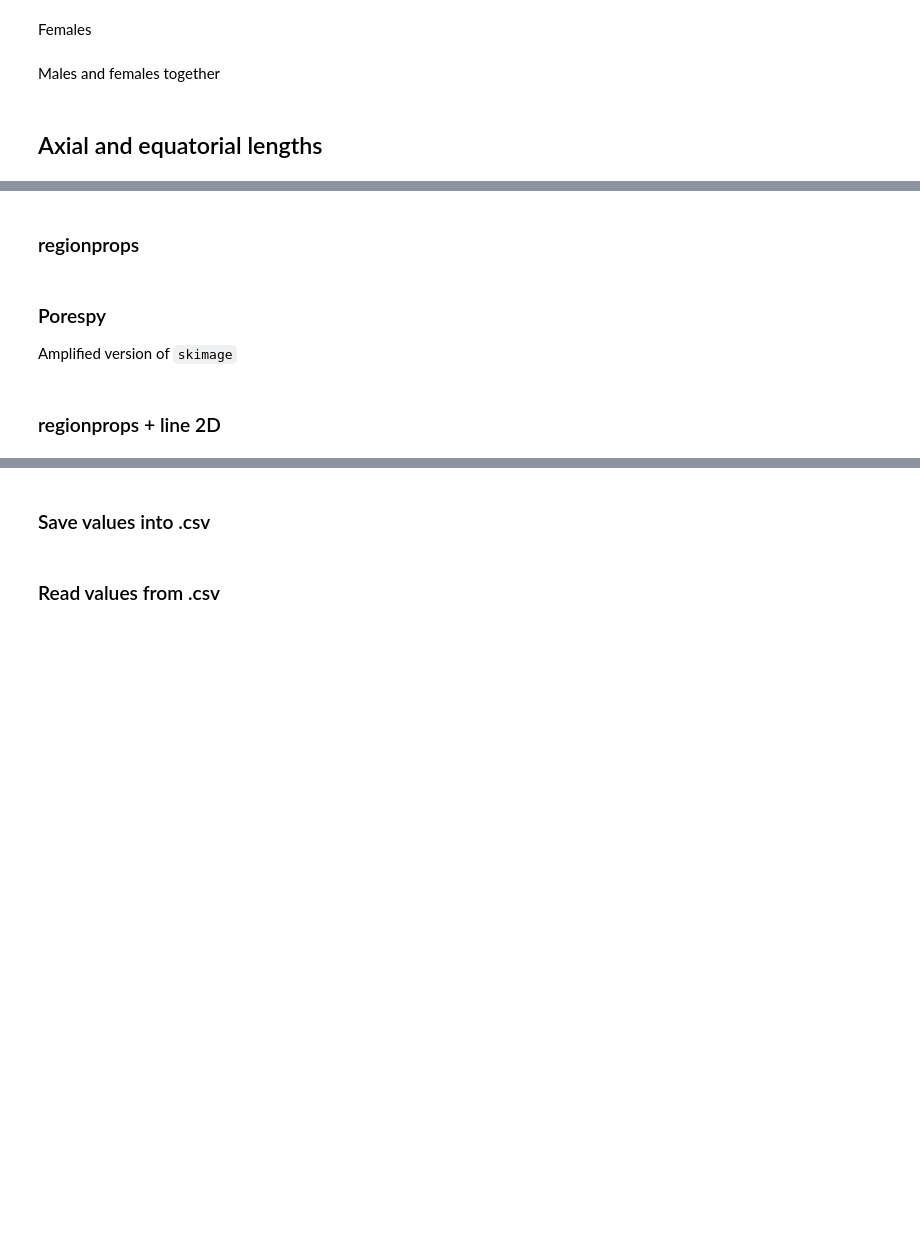
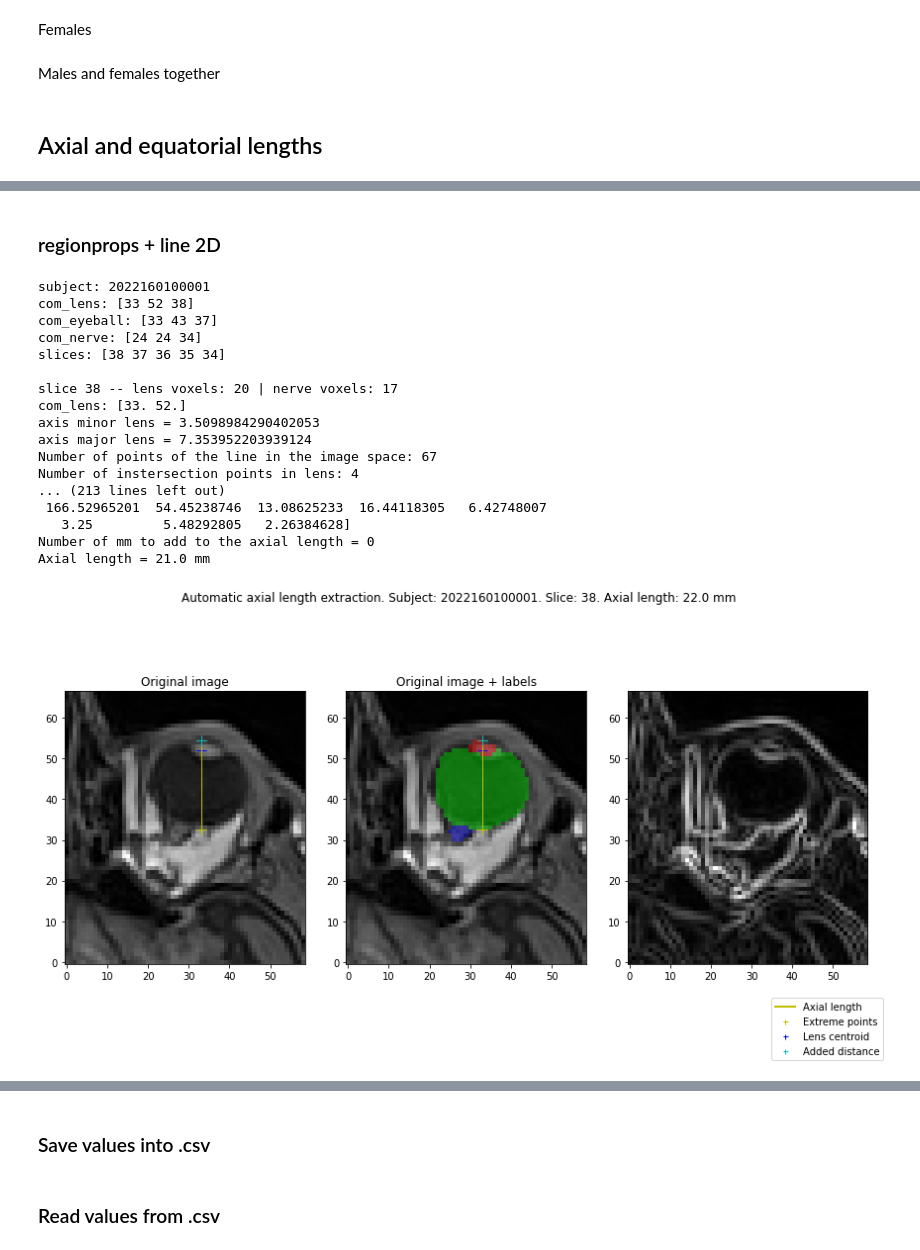
Before and after one commit to jaimebarran/a-eye_segmentation, a Jupyter notebook: deep_learning/3D_multilabel/extract_biometrics.ipynb, the cells around one changed output, grey strips where cells are left out. Drawn from its saved outputs; the diff is of its cells as text; code cells hidden in the pictures; blank space fills up the shorter version.

Commit message:
gradient image by Sobel filter - grad extra distance

```diff
--- a/deep_learning/3D_multilabel/extract_biometrics.ipynb
+++ b/deep_learning/3D_multilabel/extract_biometrics.ipynb
@@ -954,2 +839,0 @@ for folder1 in sorted(os.listdir(input_path)):
-# %% [markdown]
-### regionprops
@@ -1070,3 +839,0 @@ for folder1 in sorted(os.listdir(input_path)):
-# %% [markdown]
-### Porespy
-Amplified version of `skimage`
@@ -1173,6 +848,7 @@ from matplotlib import pyplot as plt
 import matplotlib.colors as colors
 from matplotlib.lines import Line2D
 import math
+from skimage import filters
 
 METHOD = 'reg' # reg, dl, manual
 
@@ -1198,7 +874,7 @@ outliers_dict = {}
 
 i=0
 for folder1 in sorted(os.listdir(input_path)):
-    # if folder1 == '2022160100033': # uncomment for concrete subject
+    # if folder1 == '2022160101890': # uncomment for concrete subject
         # Load image in array format
         if METHOD=='reg':
             lab = nb.load(f'{input_path}{folder1}/labels.nii.gz')
@@ -1225,7 +901,7 @@ for folder1 in sorted(os.listdir(input_path)):
         globe = (lab_arr==2)*1
         eyeball = (np.logical_or(lab_arr==1, lab_arr==2))*1 # *1 to convert it to int instead of bool
         nerve = (lab_arr==3)*1
-        if np.count_nonzero(lens)==0: outliers.append(name_subject[i])
+        if np.count_nonzero(lens)==0: outliers_list.append(name_subject[i])
 
         # LENS CENTROID
         properties_lens = regionprops(lens) # properties
@@ -1307,7 +983,8 @@ for folder1 in sorted(os.listdir(input_path)):
                 print(f'Globe extreme intersection point: {extreme_inter_globe}')
 
                 # Line to compute the intensities gradient
-                grad_arr = ima_arr[extreme_inter_lens[0], extreme_inter_lens[1]:lab_arr.shape[1]-1, s]
+                edges = filters.sobel(ima_arr[:, :, s])
+                grad_arr = edges[extreme_inter_lens[0], extreme_inter_lens[1]:lab_arr.shape[1]-1]
                 print(f'grad_arr = {grad_arr}')
                 vox = 0
                 if len(grad_arr) <= 1: vox=0
@@ -1328,10 +1005,10 @@ for folder1 in sorted(os.listdir(input_path)):
                 axial_length_total[i] = axial_length
 
                 # PLOT
-                plot_bool = False
+                plot_bool = True
                 if plot_bool:
                     k = 0.75 # aspect ratio
-                    fig, ax = plt.subplots(1, 2, figsize=(16*k, 9*k))
+                    fig, ax = plt.subplots(1, 3, figsize=(16*k, 9*k))
                     fig.patch.set_facecolor('white')
                     fig.suptitle(f'Automatic axial length extraction. Subject: {name_subject[i]}. Slice: {s}. Axial length: {axial_length} mm')
 
@@ -1364,32 +1041,54 @@ for folder1 in sorted(os.listdir(input_path)):
                     palette_lens = colors.ListedColormap(['red'])
                     palette_globe = colors.ListedColormap(['lime'])
                     palette_nerve = colors.ListedColormap(['blue'])
                     ax[1].imshow(lens_mask.T, origin='lower', interpolation='none', alpha=0.4, cmap=palette_lens)
                     ax[1].imshow(globe_mask.T, origin='lower', interpolation='none', alpha=0.4, cmap=palette_globe)
                     ax[1].imshow(nerve_mask.T, origin='lower', interpolation='none', alpha=0.4, cmap=palette_nerve)
                     # Note the inverted coordinates because plt uses (x, y) while NumPy uses (row, column)
                     ax[1].plot(int(np.around(com_lens[0])), int(np.around(com_lens[1])), '+b', markersize=10)
                     ax[1].plot(extreme_inter_lens[0], extreme_inter_lens[1]+voxel_size[1]/2, '+y', markersize=10)
                     ax[1].plot(extreme_inter_globe[0], extreme_inter_globe[1]-voxel_size[1]/2, '+y', markersize=10)
                     ax[1].plot((extreme_inter_lens[0], extreme_inter_globe[0]), (extreme_inter_lens[1]+voxel_size[1]/2, extreme_inter_globe[1]-voxel_size[1]/2), '-y', linewidth=1)
                     # Extra distance
                     ax[1].plot(extreme_inter_lens[0], extreme_inter_lens[1]+voxel_size[1]/2+vox, '+c', markersize=10)
                     ax[1].plot((extreme_inter_lens[0], extreme_inter_lens[0]), (extreme_inter_lens[1]+voxel_size[1]/2+vox, extreme_inter_lens[1]), '-c', linewidth=1)
 
+                    edges = filters.sobel(ima_arr[:, :, s].T)
+                    ax[2].imshow(edges, origin='lower', cmap='gist_gray', interpolation='none')
+
                     plt.show
 
                     # plt.savefig(f'/mnt/sda1/Repos/a-eye/Output/axial_length/examples_v4_grad/fig_{i+1}.png')
 
                 break
 
             else:
                 axis_minor_lens = 0
                 outliers_list.append(name_subject[i])
                 outliers_list_clean = list(dict.fromkeys(outliers_list)) # to remove duplicates from list
                 outliers_dict[str(name_subject[i])] = s
 
         print(f'\n')
 
         i+=1
-        # if i==3:
-        #     break
+        if i==10:
+            break
+# %% [output]
+subject: 2022160100001
+com_lens: [33 52 38]
+com_eyeball: [33 43 37]
+com_nerve: [24 24 34]
+slices: [38 37 36 35 34]
+
+slice 38 -- lens voxels: 20 | nerve voxels: 17
+com_lens: [33. 52.]
+axis minor lens = 3.5098984290402053
+axis major lens = 7.353952203939124
+Number of points of the line in the image space: 67
+Number of instersection points in lens: 4
+... (213 lines left out)
+ 166.52965201  54.45238746  13.08625233  16.44118305   6.42748007
+   3.25         5.48292805   2.26384628]
+Number of mm to add to the axial length = 0
+Axial length = 21.0 mm
+[figure, added]
```
Also changed, not shown: parts of 8 cells of this notebook.
